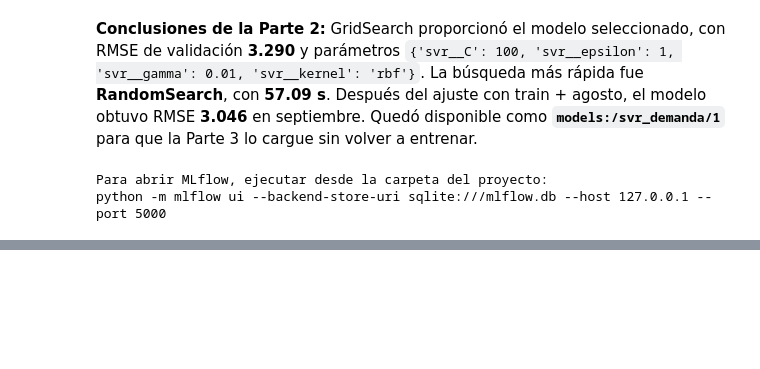
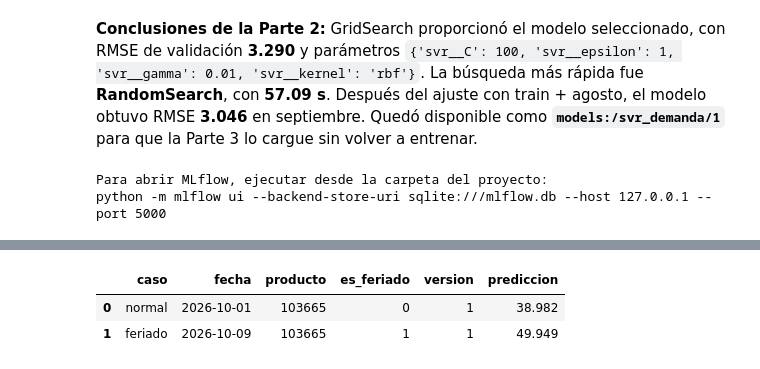
Before and after one commit to CinthyLu/icc-aa-practica2, a Jupyter notebook: practica2_svm.ipynb, the cells around one changed output, grey strips where cells are left out. Cells and saved outputs as stored; diff of their text form; code cells hidden in the pictures; blank space fills up the shorter version.

```diff
--- a/practica2_svm.ipynb
+++ b/practica2_svm.ipynb
@@ -482,0 +545,33 @@ python -m mlflow ui --backend-store-uri sqlite:///mlflow.db --host 127.0.0.1 --p
+# %%
+modelo_casos = mlflow.sklearn.load_model(f"models:/{NOMBRE_MODELO}/{VERSION_MODELO}")
+columnas_casos = list(modelo_casos.feature_names_in_)
+producto_caso = ventas["product_id"].iloc[0]
+historial_base = ventas.loc[ventas["product_id"] == producto_caso].tail(7).copy()
+filas_casos, entradas_casos = [], []
+for caso, fecha_caso in [("normal", "2026-10-01"), ("feriado", "2026-10-09")]:
+    fecha_caso = pd.Timestamp(fecha_caso)
+    historial = historial_base.copy()
+    historial["fecha_venta"] = pd.date_range(end=fecha_caso - pd.Timedelta(days=1), periods=7)
+    nueva = historial.tail(1).copy()
+    nueva["fecha_venta"] = fecha_caso
+    nueva["cantidad_vendida"] = np.nan
+    nueva["stock_cierre"] = np.nan
+    datos_caso = pd.concat([historial, nueva], ignore_index=True)
+    entrada = crear_variables(datos_caso).tail(1).reindex(columns=columnas_casos, fill_value=0)
+    prediccion_caso = predecir(entrada, VERSION_MODELO)
+    entradas_casos.append(entrada)
+    filas_casos.append({"caso": caso, "fecha": fecha_caso.strftime("%Y-%m-%d"),
+        "producto": producto_caso, "es_feriado": int(entrada["es_feriado"].iloc[0]),
+        "version": VERSION_MODELO, "prediccion": prediccion_caso})
+X_casos = pd.concat(entradas_casos, ignore_index=True)
+resumen_casos = pd.DataFrame(filas_casos)
+assert list(resumen_casos["es_feriado"]) == [0, 1]
+SALIDA_P3 = Path("resultados")
+SALIDA_P3.mkdir(exist_ok=True)
+resumen_casos.to_csv(SALIDA_P3 / "parte3_predicciones.csv", index=False)
+X_casos.assign(caso=resumen_casos["caso"]).to_csv(SALIDA_P3 / "parte3_muestras.csv", index=False)
+display(resumen_casos.round(3))
+# %% [output]
+|  | caso | fecha | producto | es_feriado | version | prediccion |
+| 0 | normal | 2026-10-01 | 103665 | 0 | 1 | 38.982 |
+| 1 | feriado | 2026-10-09 | 103665 | 1 | 1 | 49.949 |
```
Also changed, not shown: parts of 14 cells of this notebook, 10 other files.
